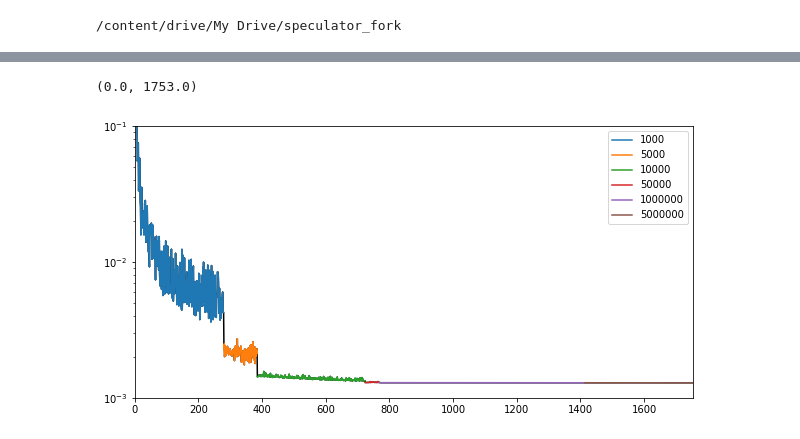
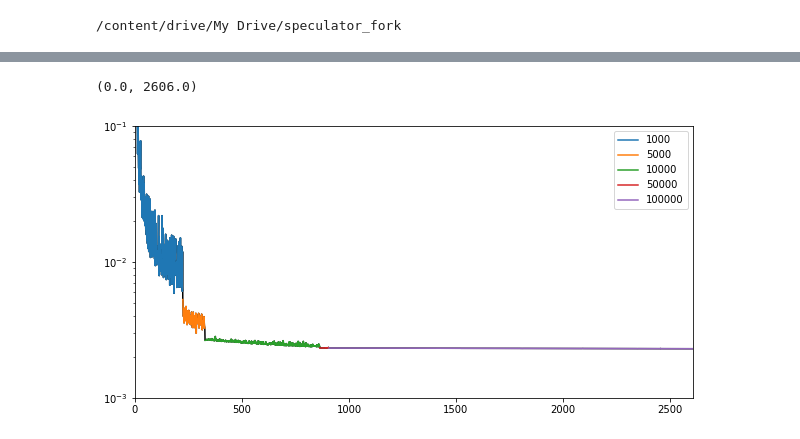
Before and after one commit to changhoonhahn/gqp_mc, a Jupyter notebook: nb/validate_trained_desi_complexdust_speculator_wavebins.ipynb, the cells around one changed output, grey strips where cells are left out. Saved outputs shown, nothing was run; the diff lists cells and outputs as text; code cells hidden in the pictures.

Commit message:
colab Ntrain=2e6, Npca=50, architecture=[128, 128, 128, 128]

```diff
--- a/nb/validate_trained_desi_complexdust_speculator_wavebins.ipynb
+++ b/nb/validate_trained_desi_complexdust_speculator_wavebins.ipynb
@@ -29,5 +29,6 @@ wave_bins = [wave_bin0, wave_bin1, wave_bin2]
 # %%
 n_param = 10
 n_pcas  = [50, 30, 30]
-N_trains = [int(5e6), int(5e6), int(5e6)]
+N_trains = [int(2e6), int(5e6), int(5e6)]
+architectures = ['4x128.', '', '']
 # %%
@@ -90,17 +91,17 @@ fig.savefig('validate_desi_complexdust.Ntrain%s.wave_bins.pca%s.png' %
 # %%
-loss = np.loadtxt('DESI_complexdust_model.Ntrain%i.wave_bin%i.pca%i.loss.dat' % (N_trains[0], 0, n_pcas[0]))
+loss = np.loadtxt('DESI_complexdust_model.Ntrain%i.wave_bin%i.pca%i.4x128.loss.dat' % (N_trains[0], 0, n_pcas[0]))
 
 fig = plt.figure(figsize=(10,5))
 sub = fig.add_subplot(111)
 sub.plot(np.arange(loss.shape[0]), loss[:,2], c='k')
 
 for batchsize in np.unique(loss[:,0]):
   isbatch = (loss[:,0] == batchsize)
   sub.plot(np.arange(loss.shape[0])[isbatch], loss[:,2][isbatch], label='%i' % batchsize)
 sub.legend(loc='upper right')
 sub.set_yscale('log')
 sub.set_ylim(1e-3, 0.1)
 sub.set_xlim(0, loss.shape[0])
 # %% [output]
-(0.0, 1753.0)
+(0.0, 2606.0)
-[figure, old version]
+[figure, new version]
```
Also changed, not shown: parts of 3 cells of this notebook.
